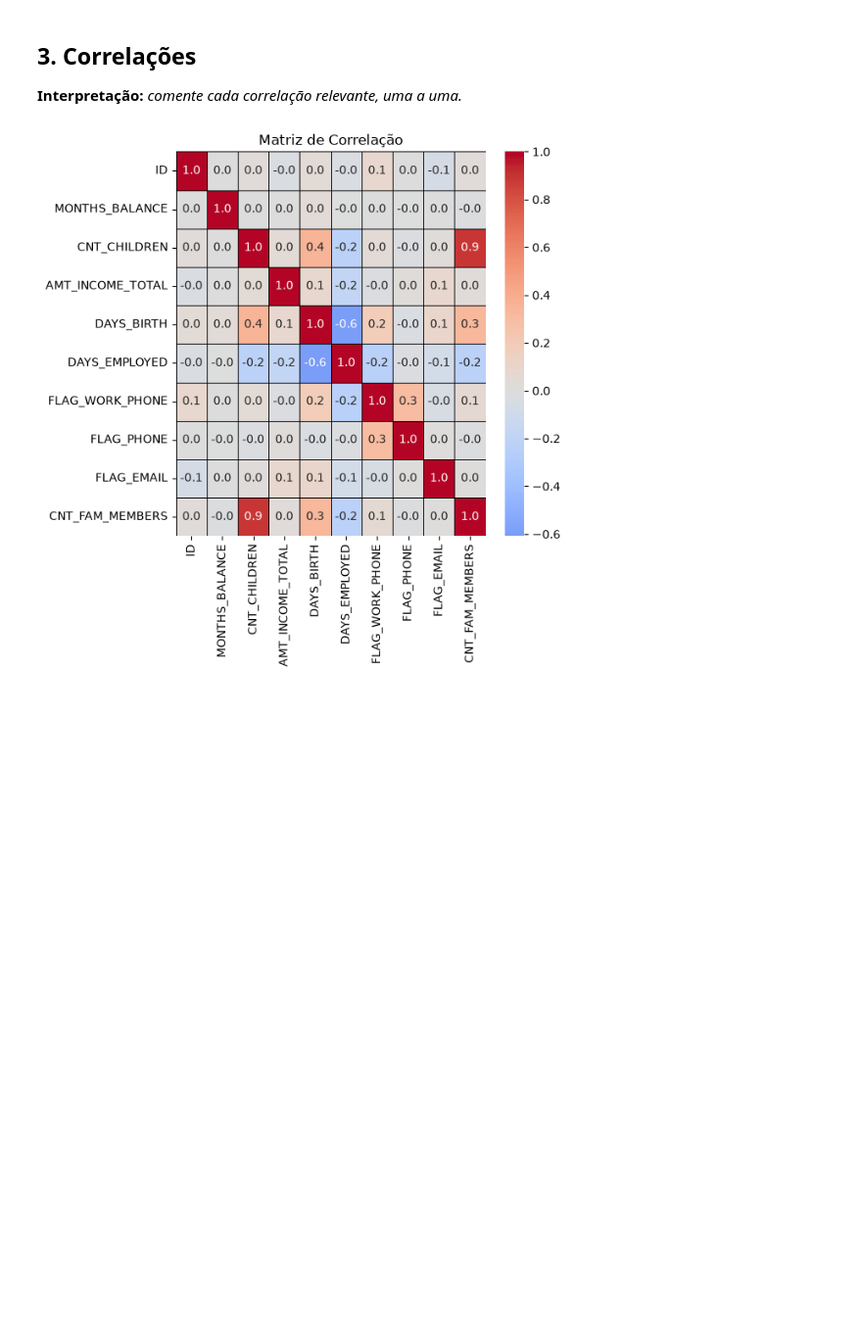
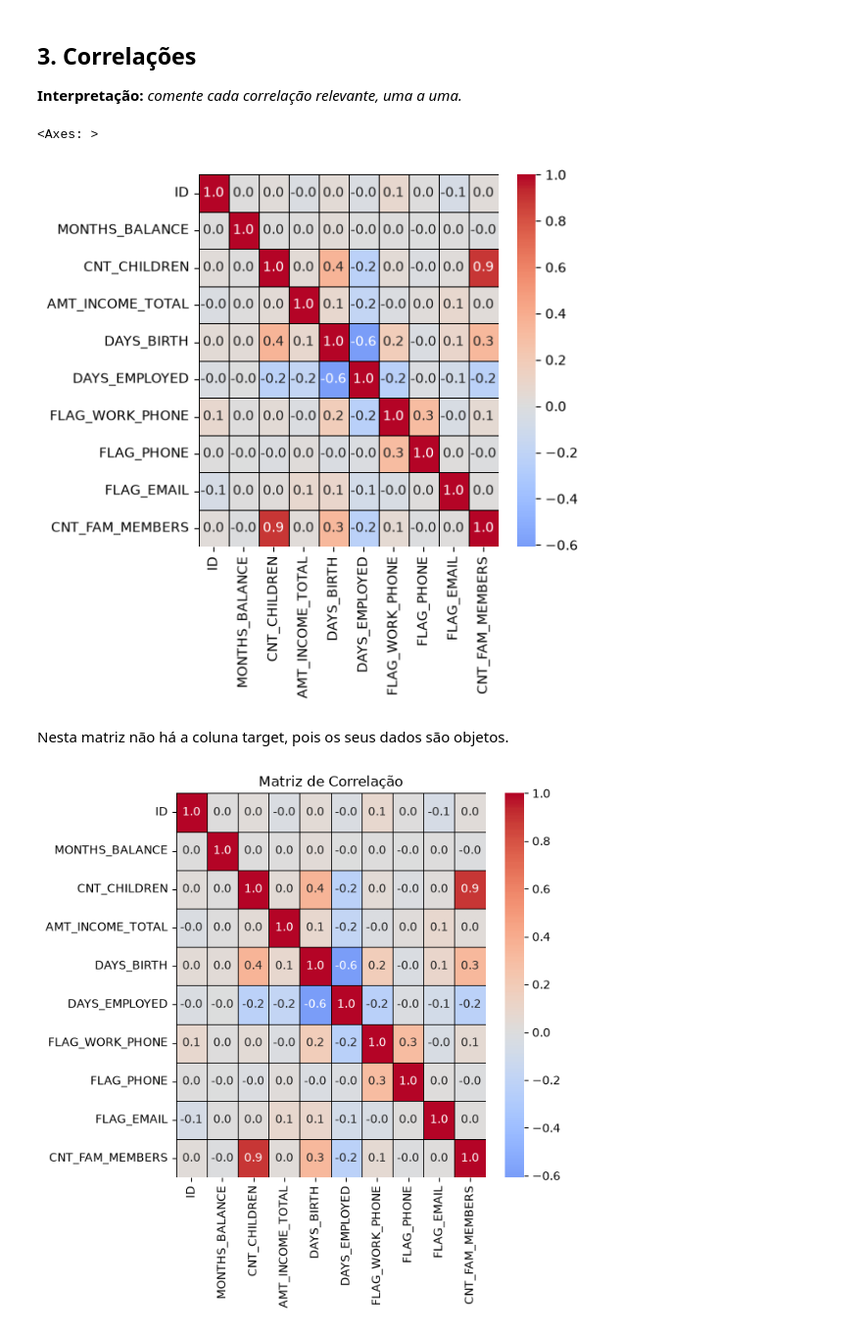
Before and after one commit to dianafismed/postech-tech-challenge-fase2, a Jupyter notebook: notebooks/01_eda.ipynb, the cells around one changed output. Shown at 98% size. Cells and saved outputs as stored; diff of their text form; code cells hidden in the pictures; blank space fills up the shorter version.

```diff
--- a/notebooks/01_eda.ipynb
+++ b/notebooks/01_eda.ipynb
@@ -445,6 +445,15 @@ Há outliers, porém não se sabe ainda se pode descartá-los ou não.
 ## 3. Correlações
 
 **Interpretação:** _comente cada correlação relevante, uma a uma._
+# %%
+plt.figure(figsize=(5, 5))
+matriz_corr = df.corr(numeric_only=True)
+sns.heatmap(matriz_corr, annot=True, cmap="coolwarm", center=0, fmt=".1f", linewidths=0.5, linecolor='black')
+# %% [output]
+<Axes: >
+[figure, added]
+# %% [markdown]
+Nesta matriz não há a coluna target, pois os seus dados são objetos.
 # %%
 # heatmap de correlação
 
```
Also changed, not shown: parts of 1 cell of this notebook.
